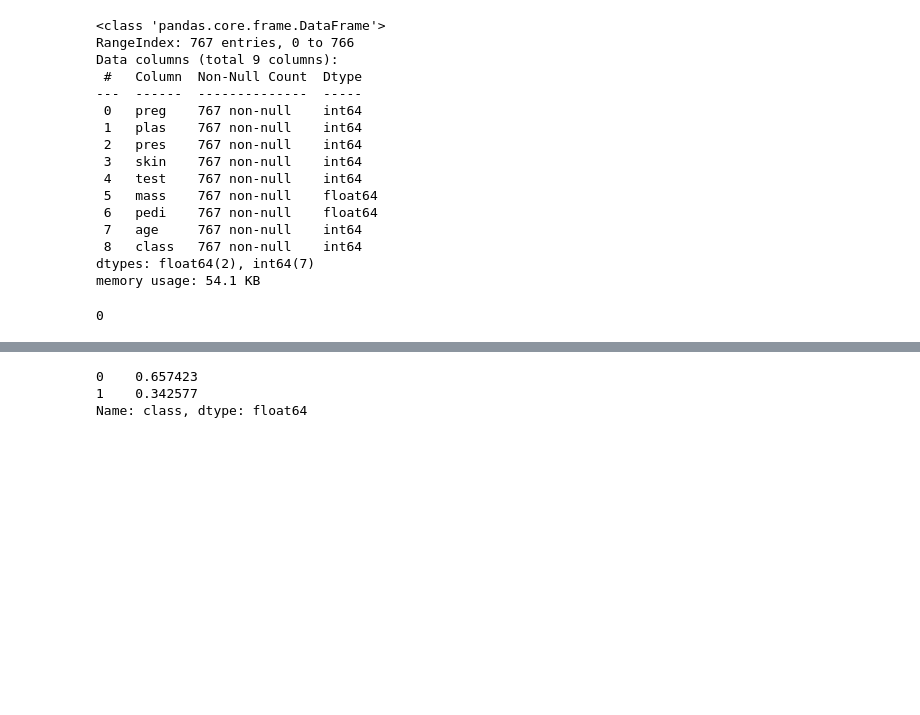
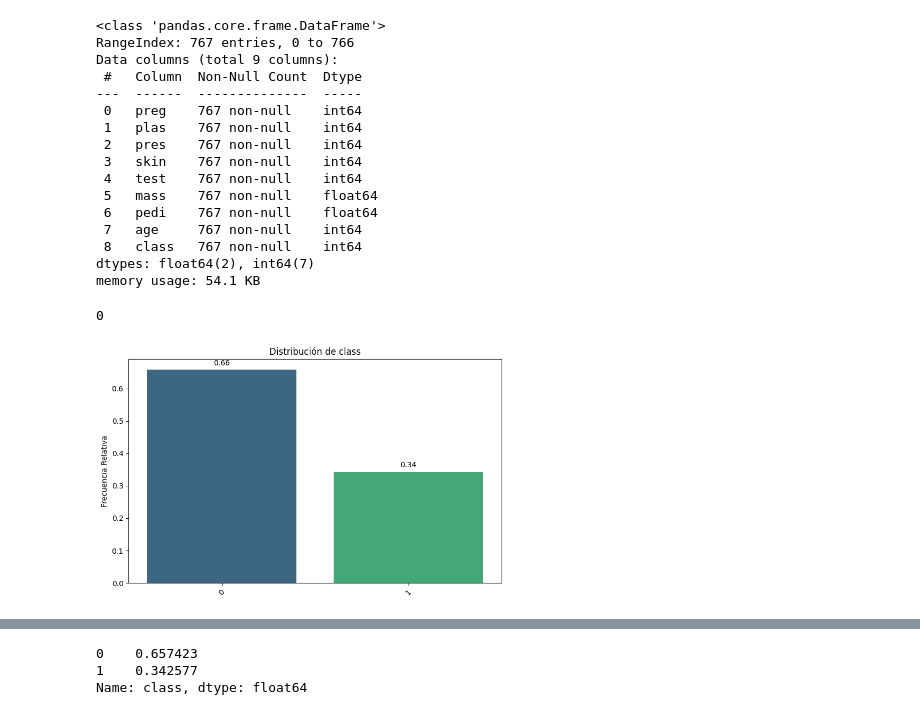
Before and after one commit to mailliwJ/ONLINE_DS_THEBRIDGE_exercises, a Jupyter notebook: 04_Machine_Learning/Sprint_13/Unidad_02/Practica_Obligatoria/18_Practica_Obligatoria_Ensamblado_de_modelos.ipynb, the cells around one changed output, grey strips where cells are left out. Cells and saved outputs as stored; diff of their text form; code cells hidden in the pictures; blank space fills up the shorter version.

```diff
--- a/04_Machine_Learning/Sprint_13/Unidad_02/Practica_Obligatoria/18_Practica_Obligatoria_Ensamblado_de_modelos.ipynb
+++ b/04_Machine_Learning/Sprint_13/Unidad_02/Practica_Obligatoria/18_Practica_Obligatoria_Ensamblado_de_modelos.ipynb
@@ -82,3 +87,12 @@ memory usage: 54.1 KB
 diabetes_df.duplicated().sum()
 # %% [output]
 0
+# %%
+from sklearn.model_selection import train_test_split
+train_set, test_set = train_test_split(diabetes_df, test_size=0.2, random_state=42)
+
+target = 'class'
+# %%
+booty.pinta_distribucion_categoricas(train_set, [target],  mostrar_valores=True, relativa=True)
+# %% [output]
+[figure, added]
```
Also changed, not shown: parts of 7 cells of this notebook, 7 other files.
